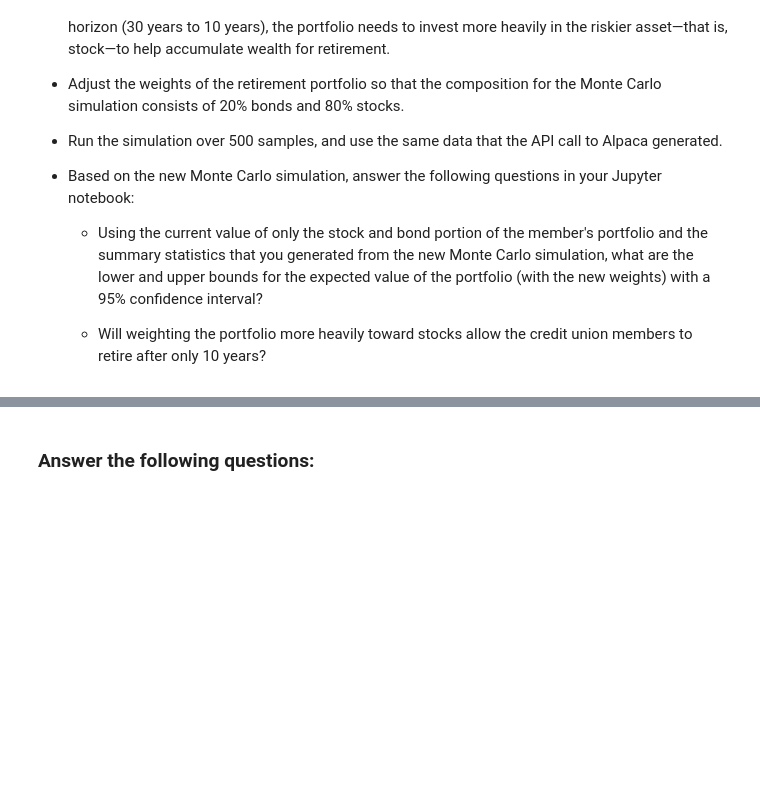
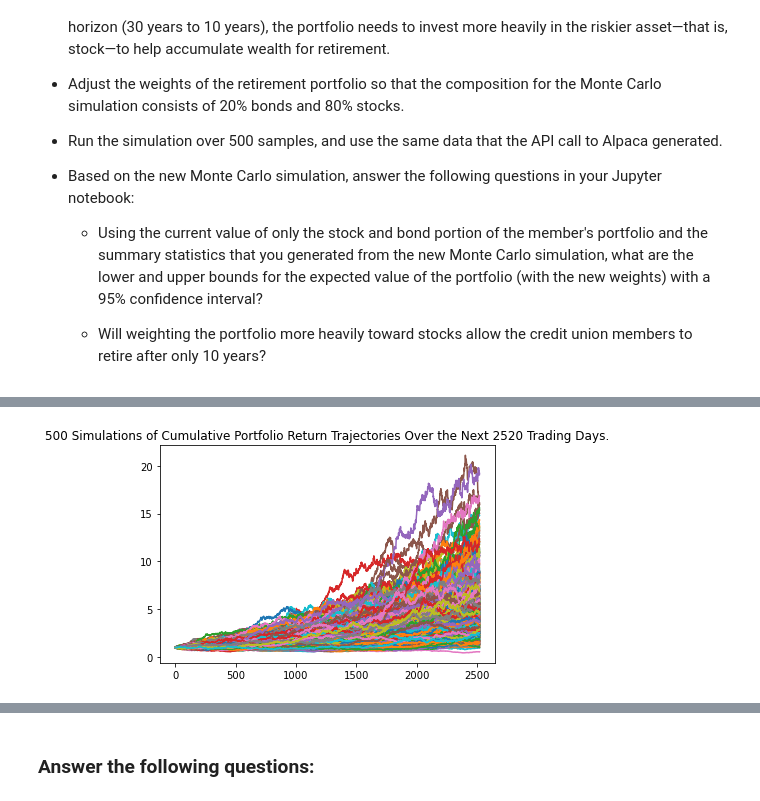
Before and after one commit to davidlp94/05_DLP_Financial_Planning_Tools, a Jupyter notebook: financial_planning_tools.ipynb, the cells around one changed output, grey strips where cells are left out. Cells and saved outputs as stored; diff of their text form; code cells hidden in the pictures; blank space fills up the shorter version.

```diff
--- a/financial_planning_tools.ipynb
+++ b/financial_planning_tools.ipynb
@@ -643,7 +649,13 @@ For this new Monte Carlo simulation, do the following:
 # Configure a Monte Carlo simulation to forecast 10 years cumulative returns
 # The weights should be split 20% to AGG and 80% to SPY.
 # Run 500 samples.
-# YOUR CODE HERE
+MC_10year = MCSimulation(
+    portfolio_data = stock_portfolio_df,
+    weights = [0.20,0.80],
+    num_simulation = 500,
+    num_trading_days = 252*10
+)
 
 # Review the simulation input data
-# YOUR CODE HERE
+print('The following DataFrame is a preview of the data used for the MCSimulation over 10 years.')
+MC_10year.portfolio_data.head()
@@ -653,7 +719,9 @@ For this new Monte Carlo simulation, do the following:
 # %%
 # Visualize the 10-year Monte Carlo simulation by creating an
 # overlay line plot
-# YOUR CODE HERE
+MC_10year_sim_line_plot = MC_10year.plot_simulation()
+# %% [output]
+[figure, added]
 # %%
 # Visualize the probability distribution of the 10-year Monte Carlo simulation
 # by plotting a histogram
```
Also changed, not shown: parts of 29 cells of this notebook.
